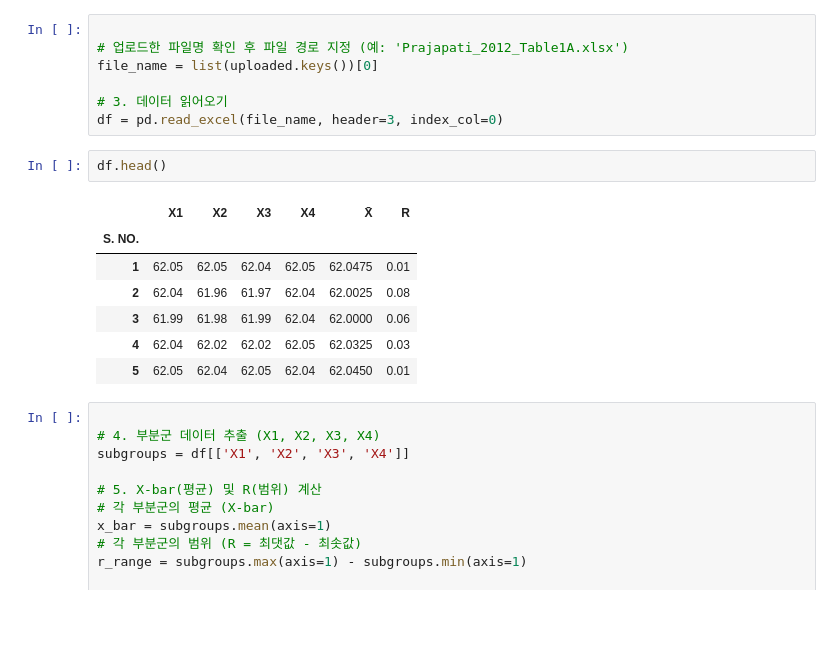
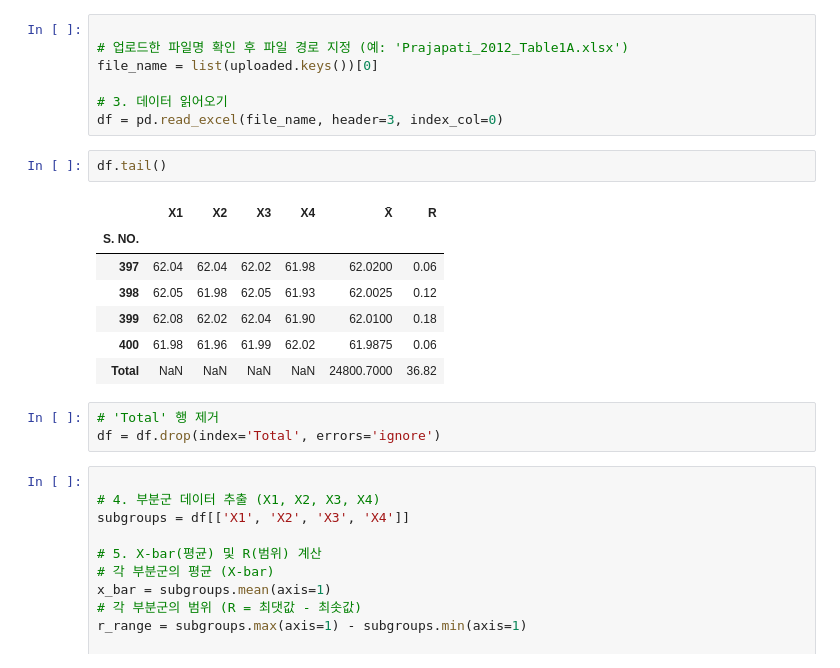
Before and after one commit to MilkySon/Quality-Management, a Jupyter notebook: RP3_그림_그리기.ipynb, the cells around one changed output. Drawn from its saved outputs; the diff is of its cells as text; blank space fills up the shorter version.

```diff
--- a/RP3_그림_그리기.ipynb
+++ b/RP3_그림_그리기.ipynb
@@ -19,15 +19,18 @@ file_name = list(uploaded.keys())[0]
 # 3. 데이터 읽어오기
 df = pd.read_excel(file_name, header=3, index_col=0)
 # %%
-df.head()
+df.tail()
 # %% [output]
 |  | X1 | X2 | X3 | X4 | X̄ | R |
 | S. NO. |  |  |  |  |  |  |
-| 1 | 62.05 | 62.05 | 62.04 | 62.05 | 62.0475 | 0.01 |
-| 2 | 62.04 | 61.96 | 61.97 | 62.04 | 62.0025 | 0.08 |
-| 3 | 61.99 | 61.98 | 61.99 | 62.04 | 62.0000 | 0.06 |
-| 4 | 62.04 | 62.02 | 62.02 | 62.05 | 62.0325 | 0.03 |
-| 5 | 62.05 | 62.04 | 62.05 | 62.04 | 62.0450 | 0.01 |
+| 397 | 62.04 | 62.04 | 62.02 | 61.98 | 62.0200 | 0.06 |
+| 398 | 62.05 | 61.98 | 62.05 | 61.93 | 62.0025 | 0.12 |
+| 399 | 62.08 | 62.02 | 62.04 | 61.90 | 62.0100 | 0.18 |
+| 400 | 61.98 | 61.96 | 61.99 | 62.02 | 61.9875 | 0.06 |
+| Total | NaN | NaN | NaN | NaN | 24800.7000 | 36.82 |
+# %%
+# 'Total' 행 제거
+df = df.drop(index='Total', errors='ignore')
 # %%
 
 # 4. 부분군 데이터 추출 (X1, X2, X3, X4)
```
Also changed, not shown: parts of 1 cell of this notebook.
